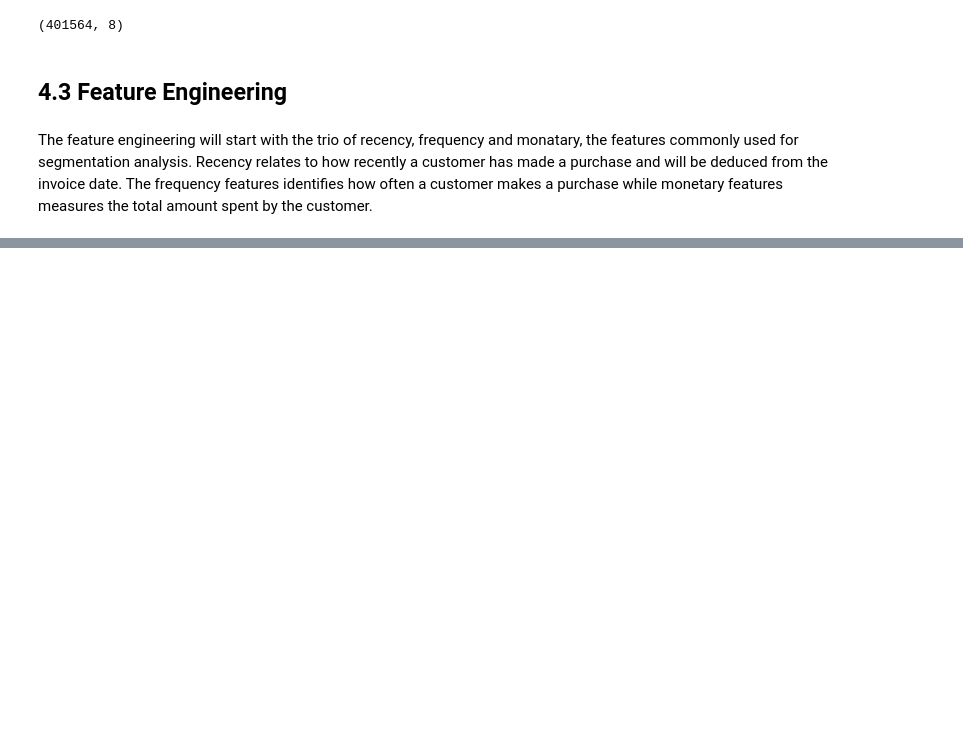
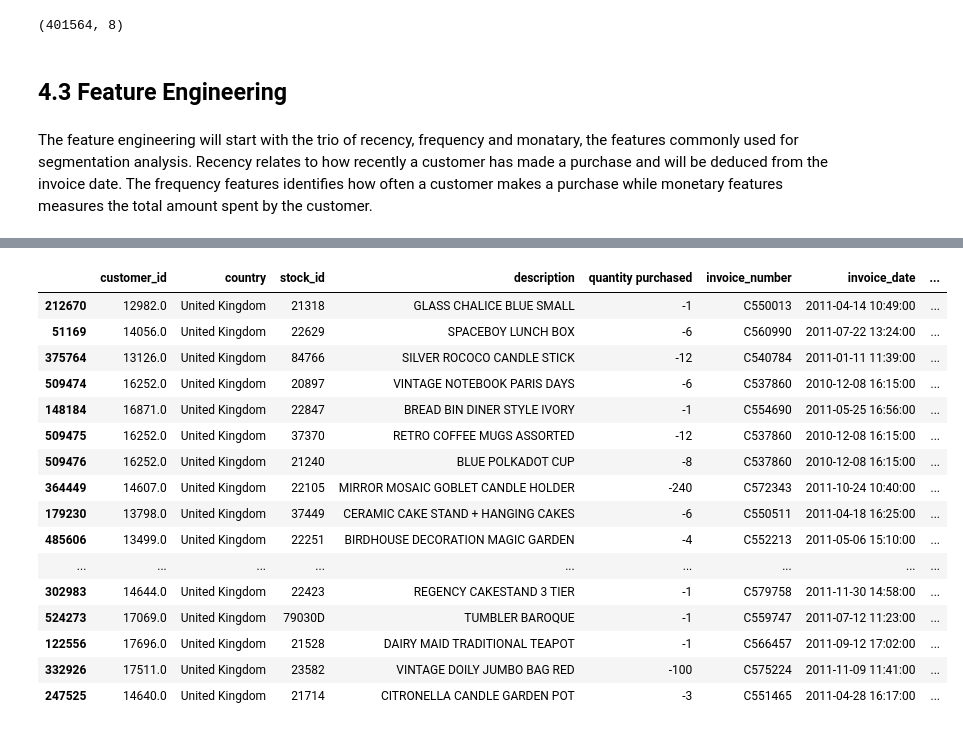
Before and after one commit to asoyewole/Customer-Segmentation-Project-for-a-Retail-Company, a Jupyter notebook: Segmentation and Recommendation project.ipynb, the cells around one changed output, grey strips where cells are left out. Drawn from its saved outputs; the diff is of its cells as text; code cells hidden in the pictures; blank space fills up the shorter version.

```diff
--- a/Segmentation and Recommendation project.ipynb
+++ b/Segmentation and Recommendation project.ipynb
@@ -328,0 +364,12 @@ TypeError: Cannot broadcast np.ndarray with operand of type <class 'method'>
+# %%
+df['total_amt_spent'] = df['unit_price'] * df['quantity purchased']
+
+df_mon = df.groupby('customer_id')['total_amt_spent'].sum().reset_index()
+
+df_customer = pd.merge(df_customer, df_mon, on='customer_id')
+
+df_customer['average_spend'] = df_customer['total_amt_spent']/df_customer['transaction_volume']
+
+df_customer.drop(columns=['total_amt_spent_x', 'total_amt_spent_y'], inplace=True)
+
+df_customer.head()
@@ -328,0 +398,22 @@ TypeError: Cannot broadcast np.ndarray with operand of type <class 'method'>
+# %%
+df.invoice_number.unique()
+df['cancelled_transaction'] = df['invoice_number'].map(lambda a:1 if a[0]=='C' else 0)
+df.sort_values(by='cancelled_transaction', ascending=False).head(20)
+# %% [output]
+|  | customer_id | country | stock_id | description | quantity purchased | invoice_number | invoice_date | ... |
+| 212670 | 12982.0 | United Kingdom | 21318 | GLASS CHALICE BLUE SMALL | -1 | C550013 | 2011-04-14 10:49:00 | ... |
+| 51169 | 14056.0 | United Kingdom | 22629 | SPACEBOY LUNCH BOX | -6 | C560990 | 2011-07-22 13:24:00 | ... |
+| 375764 | 13126.0 | United Kingdom | 84766 | SILVER ROCOCO CANDLE STICK | -12 | C540784 | 2011-01-11 11:39:00 | ... |
+| 509474 | 16252.0 | United Kingdom | 20897 | VINTAGE NOTEBOOK PARIS DAYS | -6 | C537860 | 2010-12-08 16:15:00 | ... |
+| 148184 | 16871.0 | United Kingdom | 22847 | BREAD BIN DINER STYLE IVORY | -1 | C554690 | 2011-05-25 16:56:00 | ... |
+| 509475 | 16252.0 | United Kingdom | 37370 | RETRO COFFEE MUGS ASSORTED | -12 | C537860 | 2010-12-08 16:15:00 | ... |
+| 509476 | 16252.0 | United Kingdom | 21240 | BLUE POLKADOT CUP | -8 | C537860 | 2010-12-08 16:15:00 | ... |
+| 364449 | 14607.0 | United Kingdom | 22105 | MIRROR MOSAIC GOBLET CANDLE HOLDER | -240 | C572343 | 2011-10-24 10:40:00 | ... |
+| 179230 | 13798.0 | United Kingdom | 37449 | CERAMIC CAKE STAND + HANGING CAKES | -6 | C550511 | 2011-04-18 16:25:00 | ... |
+| 485606 | 13499.0 | United Kingdom | 22251 | BIRDHOUSE DECORATION MAGIC GARDEN | -4 | C552213 | 2011-05-06 15:10:00 | ... |
+| ... | ... | ... | ... | ... | ... | ... | ... | ... |
+| 302983 | 14644.0 | United Kingdom | 22423 | REGENCY CAKESTAND 3 TIER | -1 | C579758 | 2011-11-30 14:58:00 | ... |
+| 524273 | 17069.0 | United Kingdom | 79030D | TUMBLER BAROQUE | -1 | C559747 | 2011-07-12 11:23:00 | ... |
+| 122556 | 17696.0 | United Kingdom | 21528 | DAIRY MAID TRADITIONAL TEAPOT | -1 | C566457 | 2011-09-12 17:02:00 | ... |
+| 332926 | 17511.0 | United Kingdom | 23582 | VINTAGE DOILY JUMBO BAG RED | -100 | C575224 | 2011-11-09 11:41:00 | ... |
+| 247525 | 14640.0 | United Kingdom | 21714 | CITRONELLA CANDLE GARDEN POT | -3 | C551465 | 2011-04-28 16:17:00 | ... |
```
Also changed, not shown: parts of 8 cells of this notebook, 1 other file.
